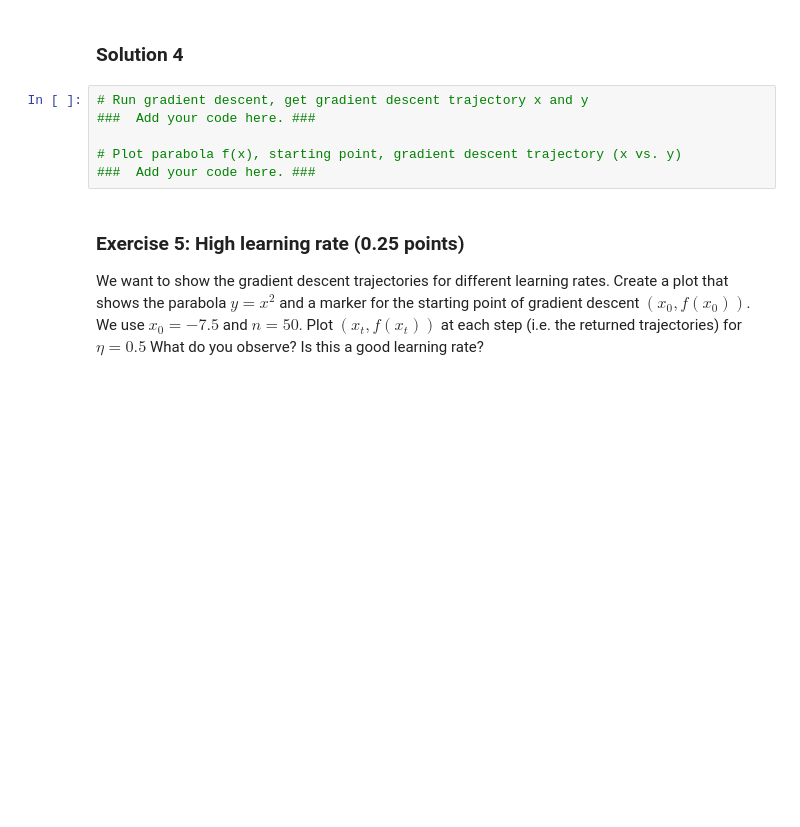
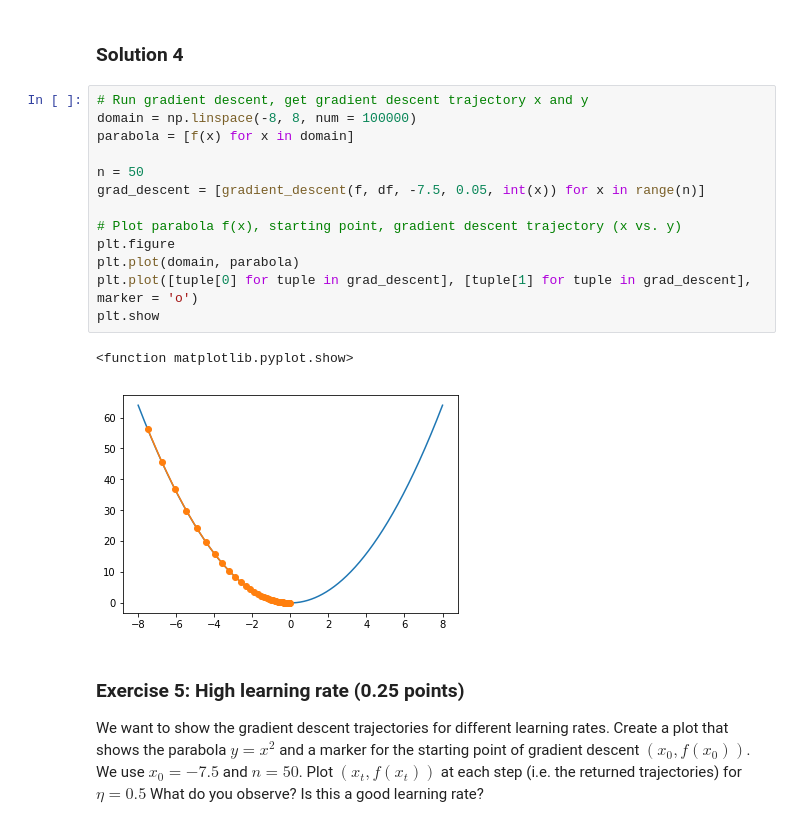
Before and after one commit to MelleStarke/to_be_decided, a Jupyter notebook: Chapter_03_optimization.ipynb, the cells around one changed output. Drawn from its saved outputs; the diff is of its cells as text; blank space fills up the shorter version.

```diff
--- a/Chapter_03_optimization.ipynb
+++ b/Chapter_03_optimization.ipynb
@@ -61,12 +71,22 @@ We want to show the gradient descent trajectories for different learning rates.
 We want to show the gradient descent trajectories for different learning rates. Create a plot that shows the parabola $y=x^2$ and a marker for the starting point of gradient descent $(x_0, f(x_0))$. We use $x_0=-7.5$ and $n=50$. Plot $(x_t,f(x_t))$ at each step (i.e. the returned trajectories) for $\eta=0.05$. What do you observe? Is this a good learning rate?
 # %% [markdown]
 ### Solution 4
-# %%
-# Run gradient descent, get gradient descent trajectory x and y
-###  Add your code here. ###
-
-# Plot parabola f(x), starting point, gradient descent trajectory (x vs. y)
-###  Add your code here. ###
+# %%
+# Run gradient descent, get gradient descent trajectory x and y
+domain = np.linspace(-8, 8, num = 100000)
+parabola = [f(x) for x in domain]
+
+n = 50
+grad_descent = [gradient_descent(f, df, -7.5, 0.05, int(x)) for x in range(n)]
+
+# Plot parabola f(x), starting point, gradient descent trajectory (x vs. y)
+plt.figure
+plt.plot(domain, parabola)
+plt.plot([tuple[0] for tuple in grad_descent], [tuple[1] for tuple in grad_descent], marker = 'o')
+plt.show
+# %% [output]
+<function matplotlib.pyplot.show>
+[figure, added]
 # %% [markdown]
 ### Exercise 5: High learning rate (0.25 points)
 We want to show the gradient descent trajectories for different learning rates. Create a plot that shows the parabola $y=x^2$ and a marker for the starting point of gradient descent $(x_0, f(x_0))$. We use $x_0=-7.5$ and $n=50$. Plot $(x_t,f(x_t))$ at each step (i.e. the returned trajectories) for $\eta=0.5$ What do you observe? Is this a good learning rate?
```
Also changed, not shown: parts of 8 cells of this notebook.
